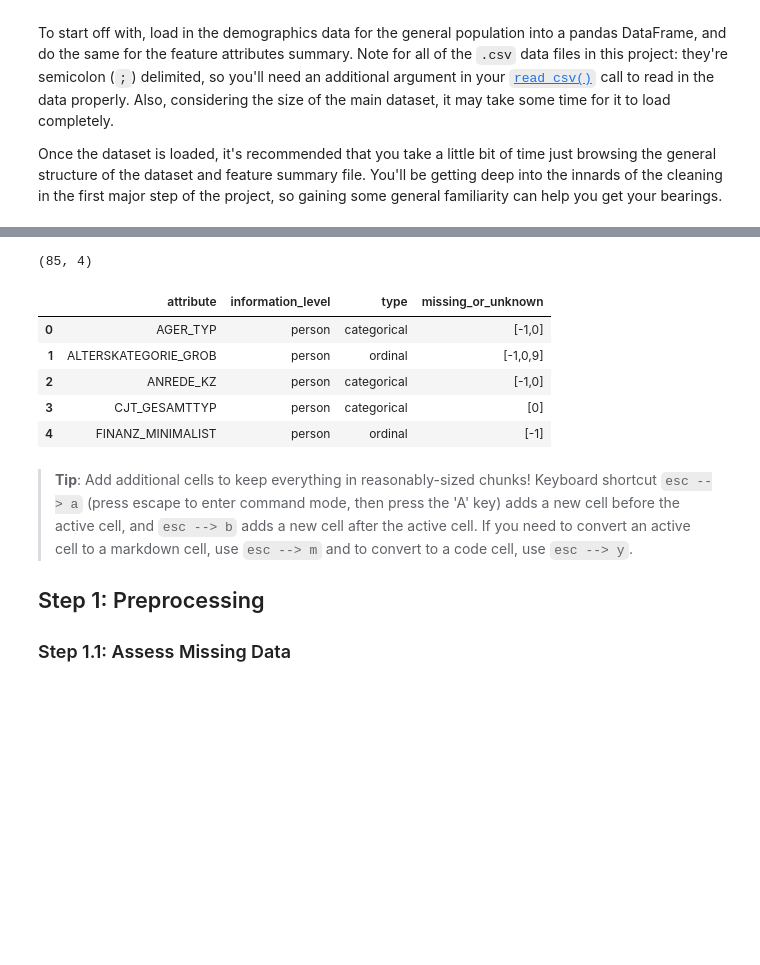
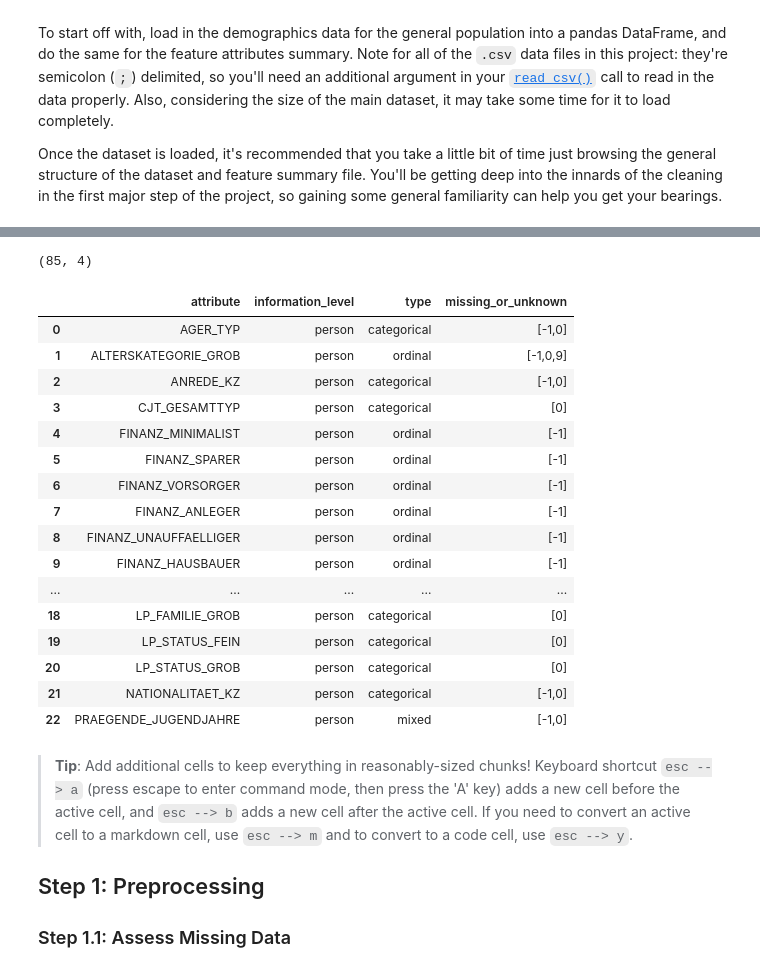
Before and after one commit to mo-matar/Identify-Customer-Segments-Unsupervised-Learning-Project, a Jupyter notebook: Identify_Customer_Segments.ipynb, the cells around one changed output, grey strips where cells are left out. Saved outputs shown, nothing was run; the diff lists cells and outputs as text; code cells hidden in the pictures; blank space fills up the shorter version.

```diff
--- a/Identify_Customer_Segments.ipynb
+++ b/Identify_Customer_Segments.ipynb
@@ -59,15 +59,26 @@ demographics.head()
 | 4 | -1 | 3 | 1 | 5.0 | 4 | 3 | ... |
 # %%
 print(feat_info.shape)
-feat_info.head()
+feat_info.head(23)
 # %% [output]
 (85, 4)
 |  | attribute | information_level | type | missing_or_unknown |
 | 0 | AGER_TYP | person | categorical | [-1,0] |
 | 1 | ALTERSKATEGORIE_GROB | person | ordinal | [-1,0,9] |
 | 2 | ANREDE_KZ | person | categorical | [-1,0] |
 | 3 | CJT_GESAMTTYP | person | categorical | [0] |
 | 4 | FINANZ_MINIMALIST | person | ordinal | [-1] |
+| 5 | FINANZ_SPARER | person | ordinal | [-1] |
+| 6 | FINANZ_VORSORGER | person | ordinal | [-1] |
+| 7 | FINANZ_ANLEGER | person | ordinal | [-1] |
+| 8 | FINANZ_UNAUFFAELLIGER | person | ordinal | [-1] |
+| 9 | FINANZ_HAUSBAUER | person | ordinal | [-1] |
+| ... | ... | ... | ... | ... |
+| 18 | LP_FAMILIE_GROB | person | categorical | [0] |
+| 19 | LP_STATUS_FEIN | person | categorical | [0] |
+| 20 | LP_STATUS_GROB | person | categorical | [0] |
+| 21 | NATIONALITAET_KZ | person | categorical | [-1,0] |
+| 22 | PRAEGENDE_JUGENDJAHRE | person | mixed | [-1,0] |
 # %% [markdown]
 > **Tip**: Add additional cells to keep everything in reasonably-sized chunks! Keyboard shortcut `esc --> a` (press escape to enter command mode, then press the 'A' key) adds a new cell before the active cell, and `esc --> b` adds a new cell after the active cell. If you need to convert an active cell to a markdown cell, use `esc --> m` and to convert to a code cell, use `esc --> y`.
 
```
Also changed, not shown: parts of 5 cells of this notebook.
